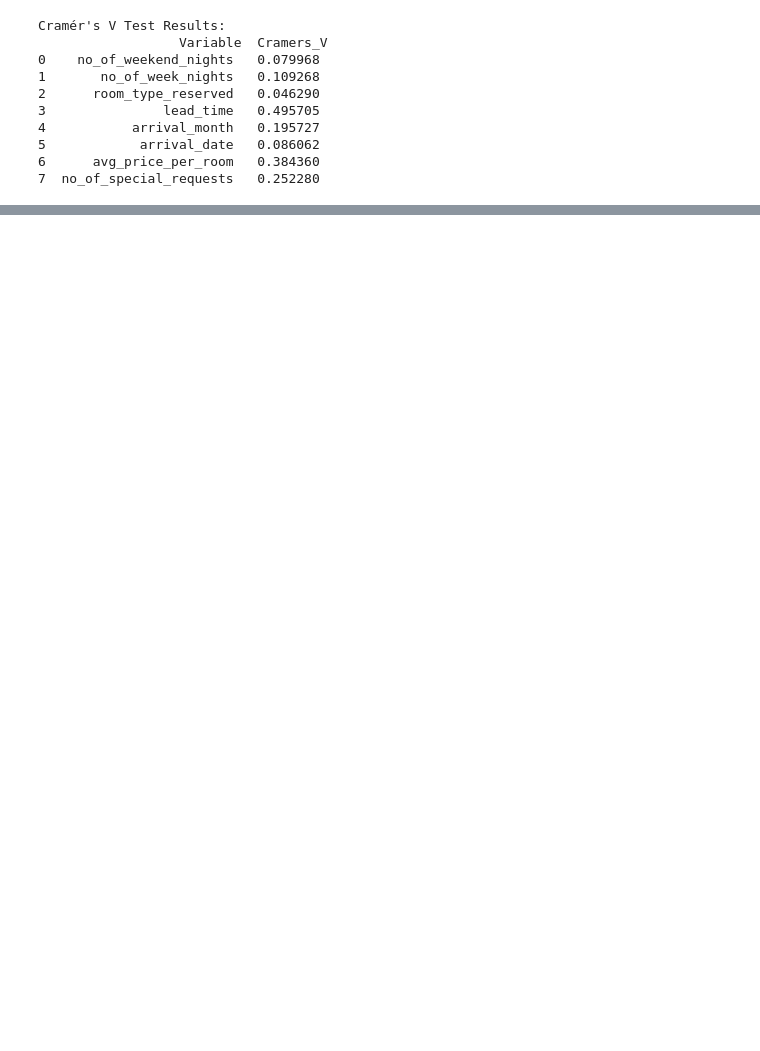
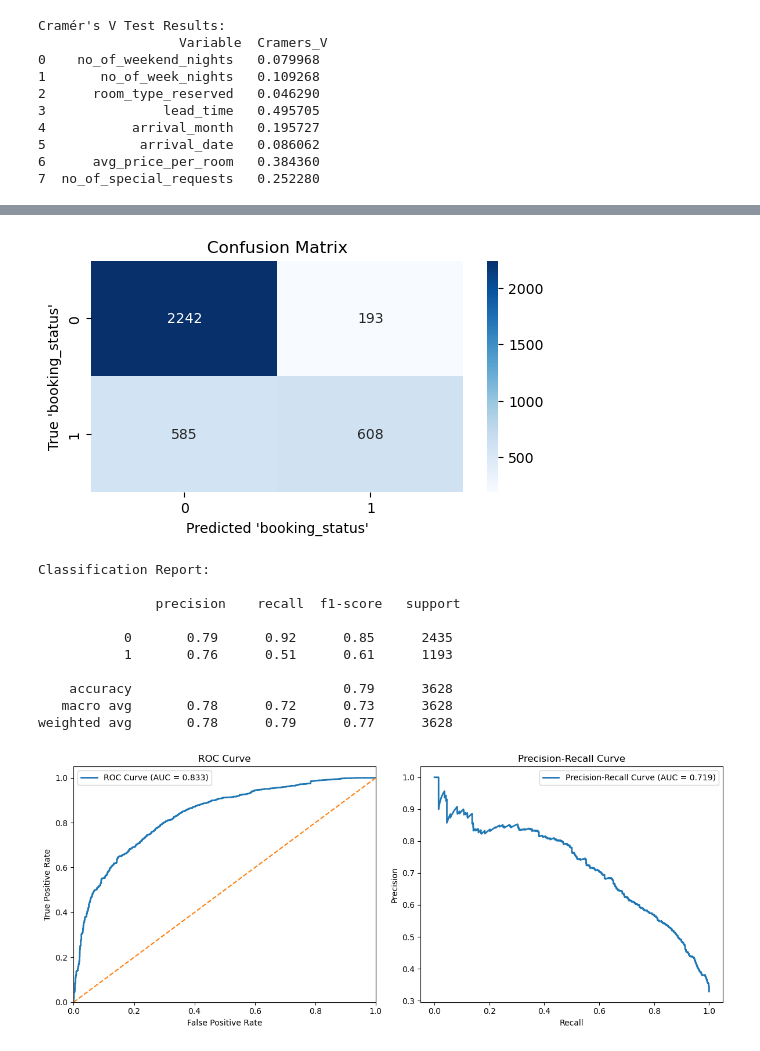
Before and after one commit to Navitraa/Hotel-Reservation-Cancellation-Prediction, a Jupyter notebook: main.ipynb, the cells around one changed output, grey strips where cells are left out. Cells and saved outputs as stored; diff of their text form; code cells hidden in the pictures; blank space fills up the shorter version.

Commit message:
models and descriptions

```diff
--- a/main.ipynb
+++ b/main.ipynb
@@ -314,2 +378,78 @@ NameError: name 'train_test_split' is not defined
 # %%
-# Model 2: Linear regression
+# Model 2: Linear regression for binary model
+
+from sklearn.linear_model import LinearRegression
+from sklearn.model_selection import train_test_split
+from sklearn.metrics import classification_report, confusion_matrix, roc_auc_score, roc_curve, precision_recall_curve, auc
+import matplotlib.pyplot as plt
+import seaborn as sb
+
+# Step 1: Select predictors and target
+predictors = ['lead_time', 'avg_price_per_room', 'no_of_special_requests']
+X = dataCleaned[predictors]
+y = dataCleaned['booking_status']  # 0 = Show, 1 = No Show
+
+# Step 2: Train-test split
+X_train, X_test, y_train, y_test = train_test_split(X, y, test_size=0.2, random_state=42)
+
+# Step 3: Train the linear regression model
+lr_model = LinearRegression()
+lr_model.fit(X_train, y_train)
+
+# Step 4: Predict probabilities (continuous values)
+y_pred_proba = lr_model.predict(X_test)
+
+# Step 5: Convert probabilities to binary outcomes using 0.5 threshold
+y_pred = (y_pred_proba >= 0.5).astype(int)
+
+# Step 6: Evaluation – Confusion Matrix
+plt.figure(figsize=(6, 3))
+sb.heatmap(confusion_matrix(y_test, y_pred), annot=True, fmt="d", cmap="Blues")
+plt.title("Confusion Matrix")
+plt.xlabel("Predicted 'booking_status'")
+plt.ylabel("True 'booking_status'")
+plt.show()
+
+# Step 7: Classification Report
+print("\nClassification Report:\n\n", classification_report(y_test, y_pred))
+
+# Step 8: ROC & Precision-Recall Curves
+roc_auc = roc_auc_score(y_test, y_pred_proba)
+
+fig, axes = plt.subplots(1, 2, figsize=(12, 5))
+
+# ROC Curve
+fpr, tpr, _ = roc_curve(y_test, y_pred_proba)
+axes[0].plot(fpr, tpr, lw=2, label=f'ROC Curve (AUC = {roc_auc:.3f})')
+axes[0].plot([0, 1], [0, 1], linestyle='--')
+axes[0].set_xlim([0.0, 1.0])
+axes[0].set_ylim([0.0, 1.05])
+axes[0].set_xlabel('False Positive Rate')
+axes[0].set_ylabel('True Positive Rate')
+axes[0].set_title('ROC Curve')
+axes[0].legend()
+
+# Precision-Recall Curve
+precision, recall, _ = precision_recall_curve(y_test, y_pred_proba)
+pr_auc = auc(recall, precision)
+axes[1].plot(recall, precision, lw=2, label=f'Precision-Recall Curve (AUC = {pr_auc:.3f})')
+axes[1].set_xlabel('Recall')
+axes[1].set_ylabel('Precision')
+axes[1].set_title('Precision-Recall Curve')
+axes[1].legend()
+
+plt.tight_layout()
+plt.show()
+# %% [output]
+[figure, added]
+Classification Report:
+
+               precision    recall  f1-score   support
+
+           0       0.79      0.92      0.85      2435
+           1       0.76      0.51      0.61      1193
+
+    accuracy                           0.79      3628
+   macro avg       0.78      0.72      0.73      3628
+weighted avg       0.78      0.79      0.77      3628
+[figure, added]
```
Also changed, not shown: parts of 25 cells of this notebook.
